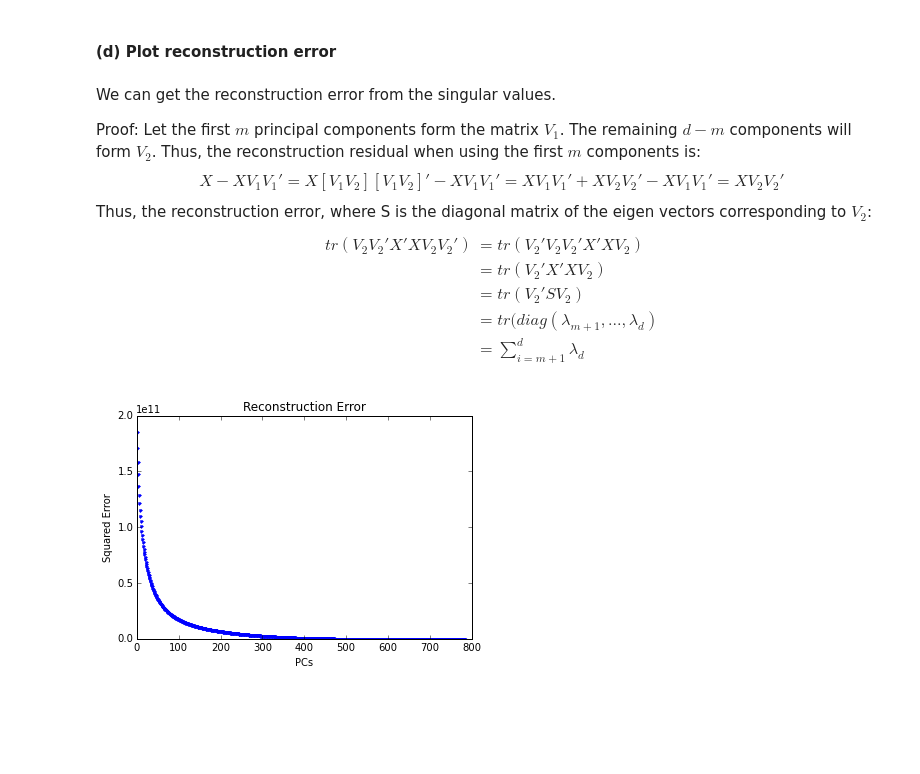
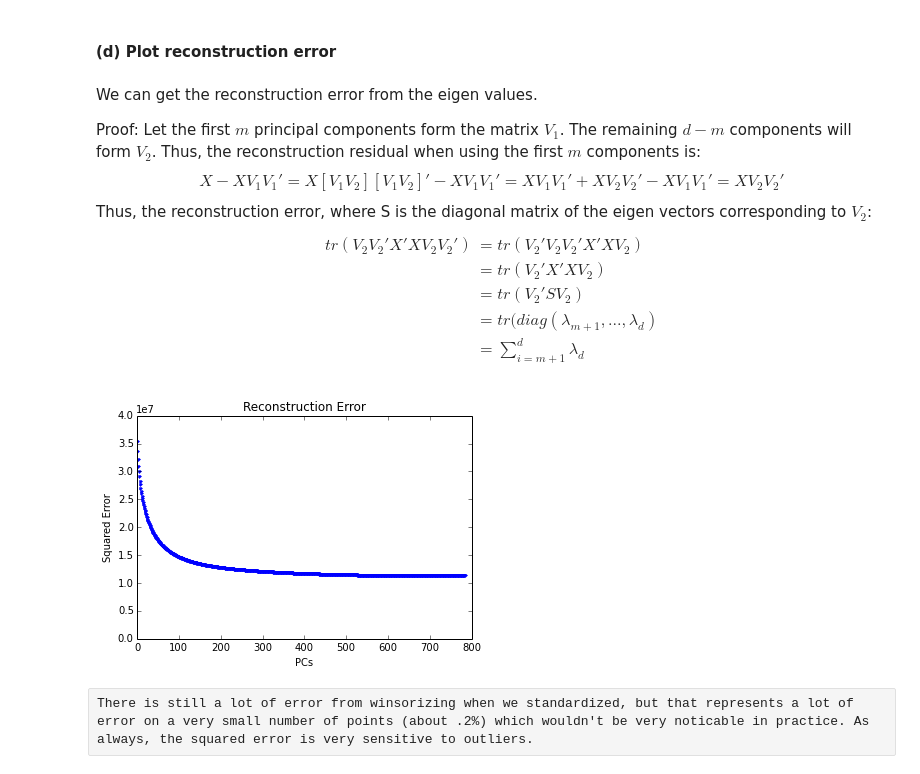
Before and after one commit to ajmaurer/Chicago-Course-Work, a Jupyter notebook: stat376/assn2_digits_pca.ipynb, the cells around one changed output. Cells and saved outputs as stored; diff of their text form; code cells hidden in the pictures; blank space fills up the shorter version.

```diff
--- a/stat376/assn2_digits_pca.ipynb
+++ b/stat376/assn2_digits_pca.ipynb
@@ -49,11 +47,12 @@ Often one would want to use robust estimates of mean and variance to standardize
 # Rows are images, columns are pixels
 images,pixels = imgMatrix.shape
 
-# De-mean. This data is already pretty standardized, so dividing by the standard deviation is silly
+# Standardize. Since some cells have low standard deviation, I winsorize
 pixMeans = np.mean(imgMatrix,axis=0)
+pixSDs   = np.max(np.vstack((np.std(imgMatrix,axis=0),np.ones(pixels)/100)),axis=0) # When SD=0, set it to .01 so we don't divide by 0
 
 # Winsorize the extreme values
-standMatrix = imgMatrix-pixMeans
+standMatrix = np.minimum((imgMatrix-pixMeans)/pixSDs,5*np.ones((images,pixels)))
 
 # When I'm running this on my home computer, I run out of memory trying to do SVD
 if AWS:
@@ -133,7 +134,7 @@ The top few principal components are generally capturing the biggest distinction
 # %% [markdown]
 #### (d) Plot reconstruction error
 # %% [markdown]
-We can get the reconstruction error from the singular values.
+We can get the reconstruction error from the eigen values.
 
 Proof:
 Let the first $m$ principal components form the matrix $V_1$. The remaining $d-m$ components will form $V_2$. Thus, the reconstruction residual when using the first $m$ components is:
@@ -149,14 +150,20 @@ tr(V_2V_2'X'XV_2V_2') &= tr(V_2'V_2V_2'X'XV_2) \\
 # %%
 # Full PC representation of all data points
 #rotatedMatrix = np.dot(standMatrix,V)
 
-# The reconstruction error is just the sum of the singular values corresponding to the unused PCs
-reconError = np.sum(s) - np.cumsum(s)
+# We lost a little bit of data by standardizing, here we get the actual amount
+standardizationError = np.sum(((imgMatrix-pixMeans)/pixSDs - standMatrix)**2)
+
+# Now, the reconstruction error is just the sum of the singular values corresponding to the unused PCs plus the standardization error
+reconError = np.sum(s) - np.cumsum(s) + standardizationError
 
 plt.plot(range(0,pixels),reconError,'.')
 plt.title('Reconstruction Error');
+plt.axis([0,800,0,40000000])
 plt.xlabel('PCs')
 plt.ylabel('Squared Error')
 plt.show()
 # %% [output]
-[figure, old version]
+[figure, new version]
+# %% [raw]
+There is still a lot of error from winsorizing when we standardized, but that represents a lot of error on a very small number of points (about .2%) which wouldn't be very noticable in practice. As always, the squared error is very sensitive to outliers.
```
Also changed, not shown: parts of 8 cells of this notebook, 1 other file.
